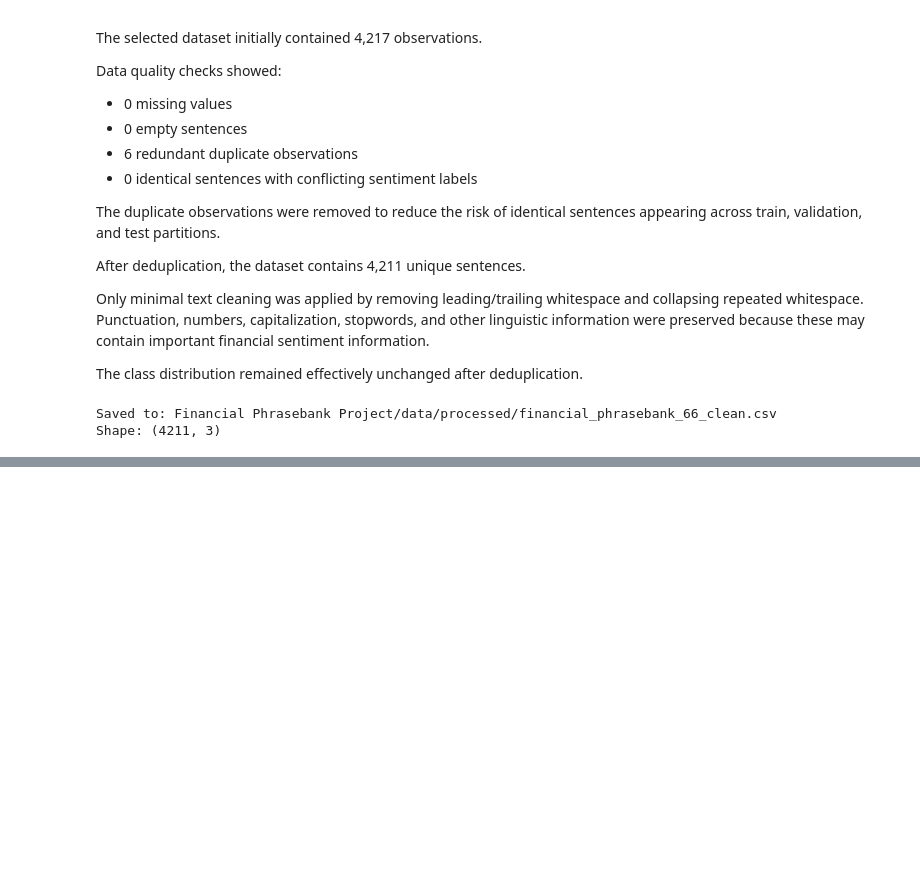
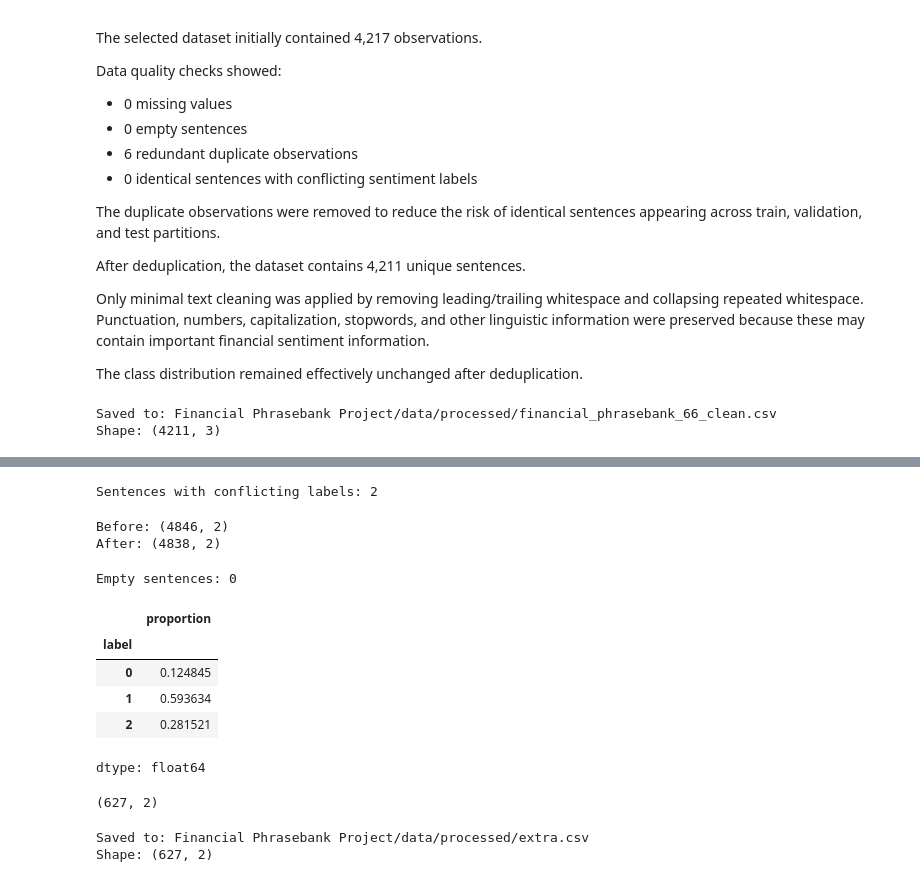
Before and after one commit to Malvern-Donga/Financial_PhraseBank, a Jupyter notebook: Financial Phrasebank Project/notebooks/01_dataset_audit.ipynb, the cells around one changed output, grey strips where cells are left out. Drawn from its saved outputs; the diff is of its cells as text; code cells hidden in the pictures; blank space fills up the shorter version.

```diff
--- a/Financial Phrasebank Project/notebooks/01_dataset_audit.ipynb
+++ b/Financial Phrasebank Project/notebooks/01_dataset_audit.ipynb
@@ -345,0 +388,79 @@ Shape: (4211, 3)
+# %%
+label_counts = (
+    df_50.groupby("sentence")["label"]
+         .nunique()
+)
+
+conflicting_sentences = label_counts[label_counts > 1]
+
+print(
+    "Sentences with conflicting labels:",
+    len(conflicting_sentences)
+)
+# %% [output]
+Sentences with conflicting labels: 2
+# %%
+#remove redundant copies
+df_50_clean = df_50.drop_duplicates(
+    subset="sentence",
+    keep="first"
+).copy()
+
+print("Before:", df_50.shape)
+print("After:", df_50_clean.shape)
+# %% [output]
+Before: (4846, 2)
+After: (4838, 2)
+# %%
+#check for empty sentences
+empty_sentences = df_50_clean["sentence"].str.strip().eq("").sum()
+
+print("Empty sentences:", empty_sentences)
+# %% [output]
+Empty sentences: 0
+# %%
+df_50_clean["label"].value_counts(normalize=True).sort_index()
+# %% [output]
+|  | proportion |
+| label |  |
+| 0 | 0.124845 |
+| 1 | 0.593634 |
+| 2 | 0.281521 |
+dtype: float64
+# %%
+extra = df_50_clean[~df_50_clean["sentence"].isin(df_66_clean["sentence"])]
+extra.shape
+# %% [output]
+(627, 2)
+# %%
+from pathlib import Path
+
+# Folder for processed datasets
+processed_dir = Path(
+    "Financial Phrasebank Project/data/processed"
+)
+
+processed_dir.mkdir(
+    parents=True,
+    exist_ok=True
+)
+
+# Reset the index after removing duplicates
+extra = extra.reset_index(drop=True)
+
+# Save cleaned dataset
+output_path = (
+    processed_dir /
+    "extra.csv"
+)
+
+extra.to_csv(
+    output_path,
+    index=False
+)
+
+print("Saved to:", output_path)
+print("Shape:", extra.shape)
+# %% [output]
+Saved to: Financial Phrasebank Project/data/processed/extra.csv
+Shape: (627, 2)
```
Also changed, not shown: parts of 6 cells of this notebook.
